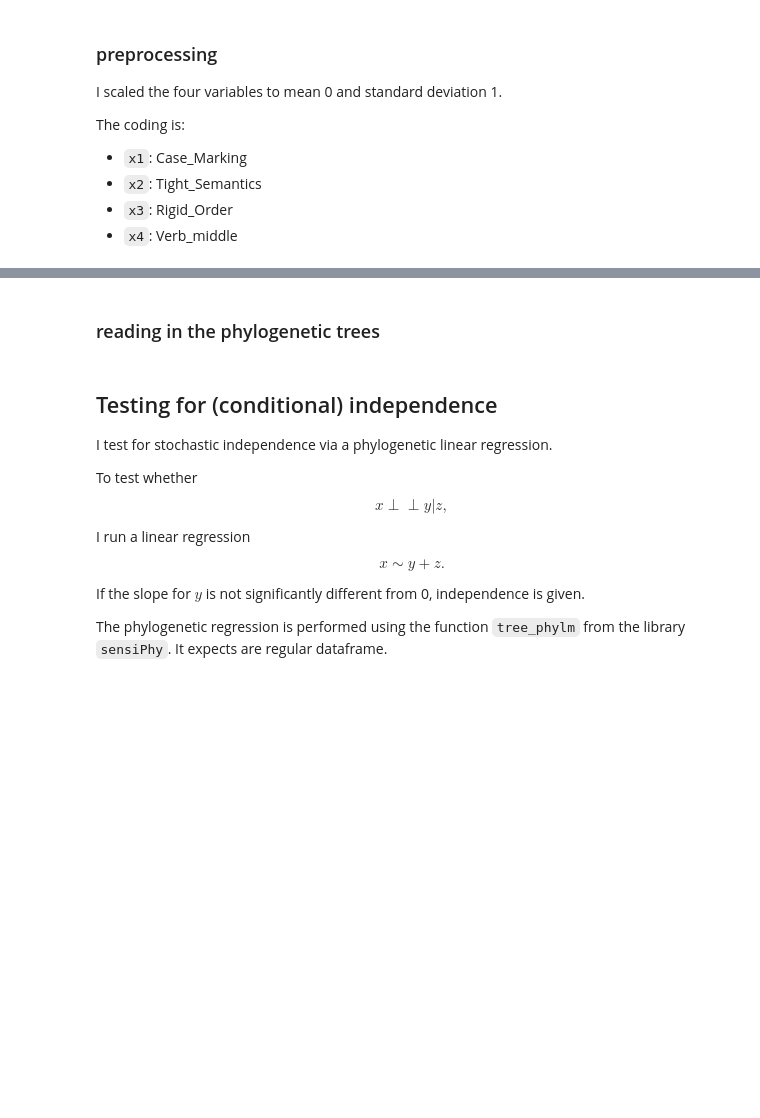
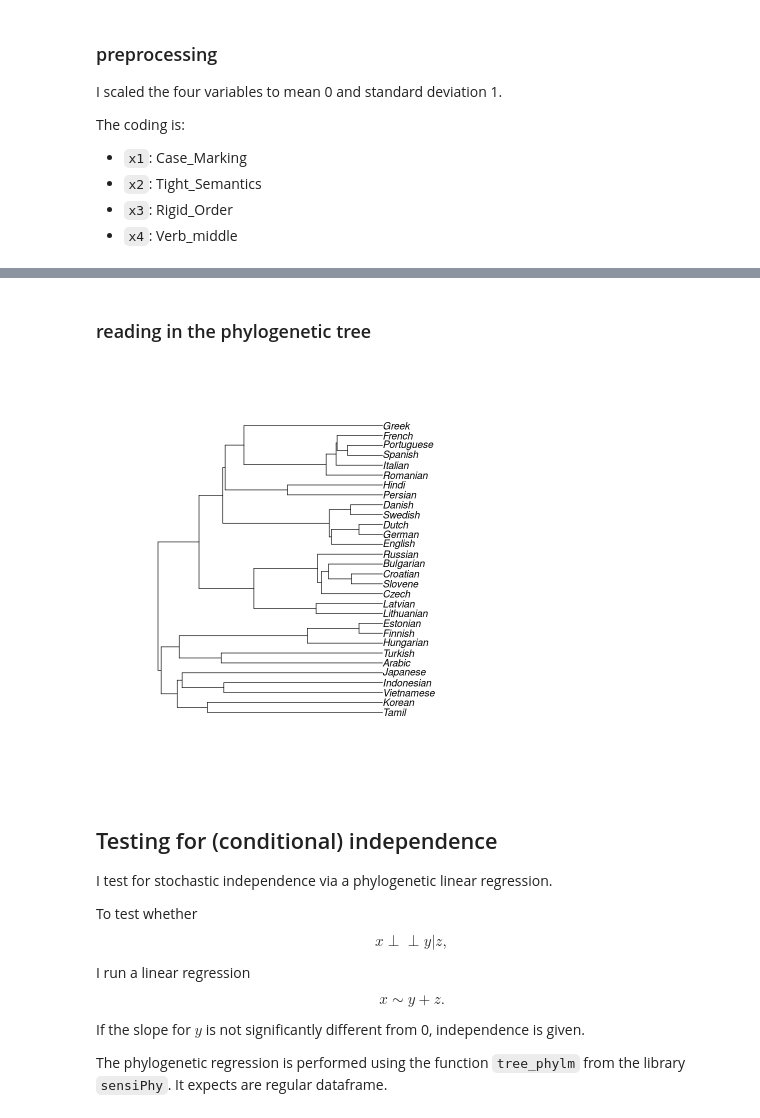
Before and after one commit to gerhardJaeger/phylogeneticCausalAnalysis, a Jupyter notebook: code/mlAnalysis.ipynb, the cells around one changed output, grey strips where cells are left out. Drawn from its saved outputs; the diff is of its cells as text; code cells hidden in the pictures; blank space fills up the shorter version.

```diff
--- a/code/mlAnalysis.ipynb
+++ b/code/mlAnalysis.ipynb
@@ -81,7 +102,12 @@ A data.frame: 6 × 11
 # %% [markdown]
-### reading in the phylogenetic trees
+### reading in the phylogenetic tree
 # %%
-phylo <- read.tree("../data/posterior.tree")
+trees <- ape::read.tree("../data/posterior.tree")
+tree <- phangorn::maxCladeCred(trees)
+# %%
+plot(tree)
+# %% [output]
+[figure, added]
 # %% [markdown]
 ## Testing for (conditional) independence
 
```
Also changed, not shown: parts of 86 cells of this notebook.
